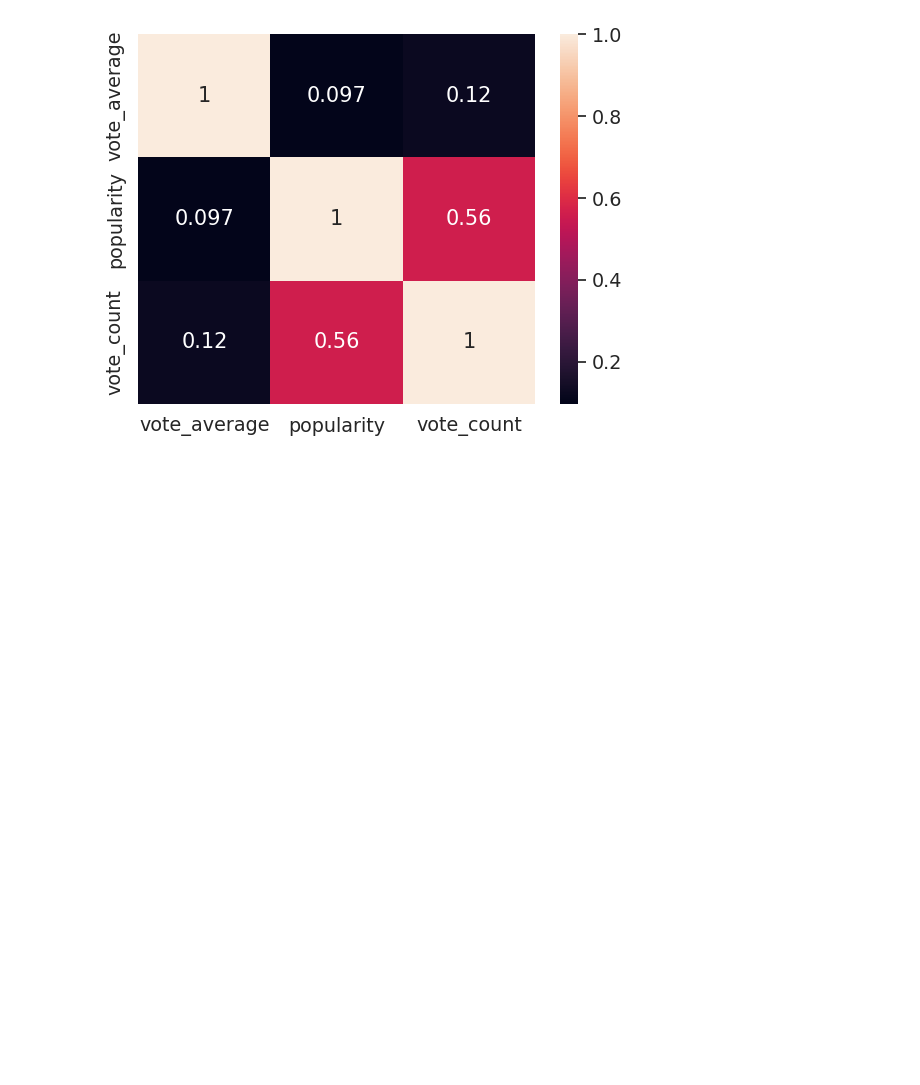
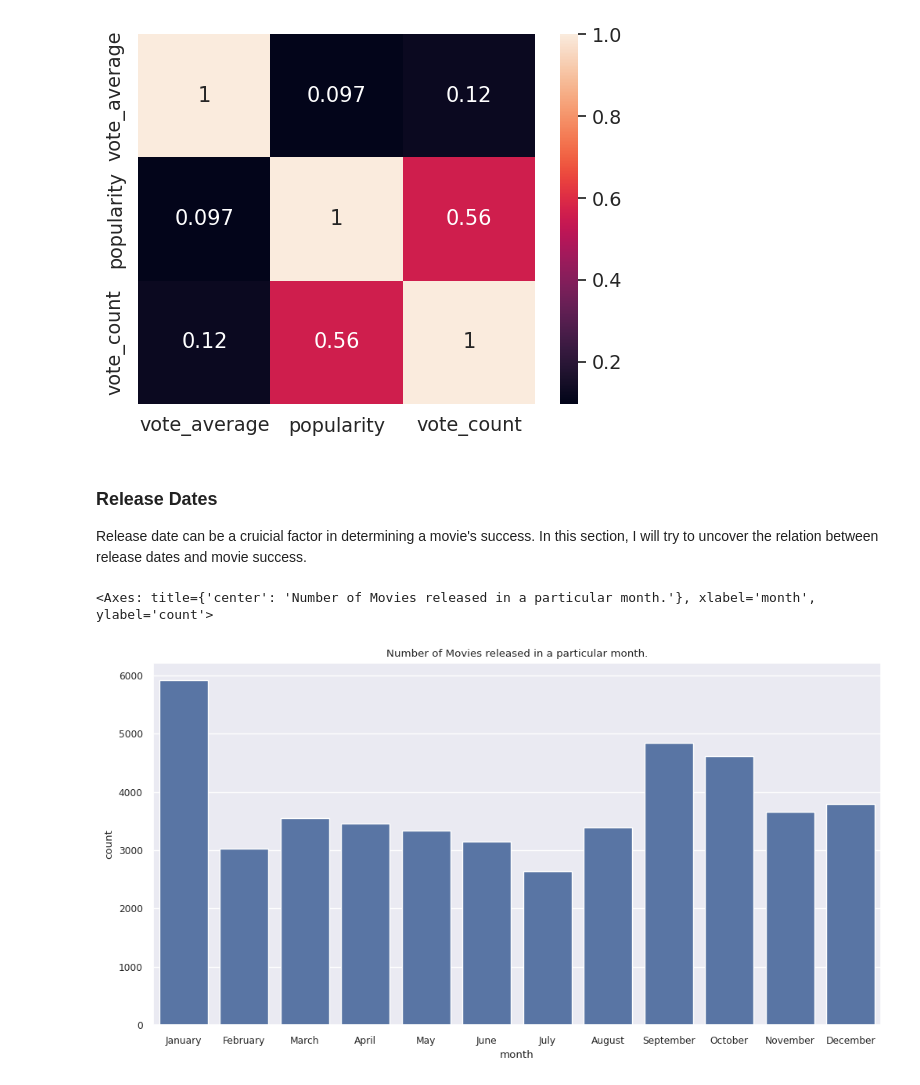
Before and after one commit to M-Awwab-Khan/most-comprehensive-movies-analysis, a Jupyter notebook: Movie_Metrics_An_Analyst_Approach.ipynb, the cells around one changed output. Drawn from its saved outputs; the diff is of its cells as text; code cells hidden in the pictures; blank space fills up the shorter version.

Commit message:
release date analysis in progress

```diff
--- a/Movie_Metrics_An_Analyst_Approach.ipynb
+++ b/Movie_Metrics_An_Analyst_Approach.ipynb
@@ -38,7 +38,7 @@ import plotly.graph_objs as go
 import warnings
 warnings.filterwarnings('ignore')
 sns.set_style('whitegrid')
-sns.set(font_scale=1.25)
+sns.set(font_scale=0.8)
 pd.set_option('display.max_colwidth', 50)
 py.init_notebook_mode(connected=True)
 # %%
@@ -617,3 +617,20 @@ sns.heatmap(df[['vote_average', 'popularity', 'vote_count']].corr(), annot=True)
 # %% [output]
 <Axes: >
 [figure]
+# %% [markdown]
+### Release Dates
+Release date can be a cruicial factor in determining a movie's success. In this section, I will try to uncover the relation between release dates and movie success.
+# %%
+df.release_date = pd.to_datetime(df.release_date, errors='coerce')
+# %%
+df['month'] = df.release_date.dt.month_name()
+# %%
+df['day'] = df.release_date.dt.day_name()
+# %%
+plt.figure(figsize=(12,6))
+plt.title("Number of Movies released in a particular month.")
+months = ['January', 'February', 'March', 'April', 'May', 'June', 'July', 'August', 'September', 'October', 'November', 'December']
+sns.countplot(x='month', data=df, order=months)
+# %% [output]
+<Axes: title={'center': 'Number of Movies released in a particular month.'}, xlabel='month', ylabel='count'>
+[figure, added]
```
Also changed, not shown: parts of 4 cells of this notebook.
